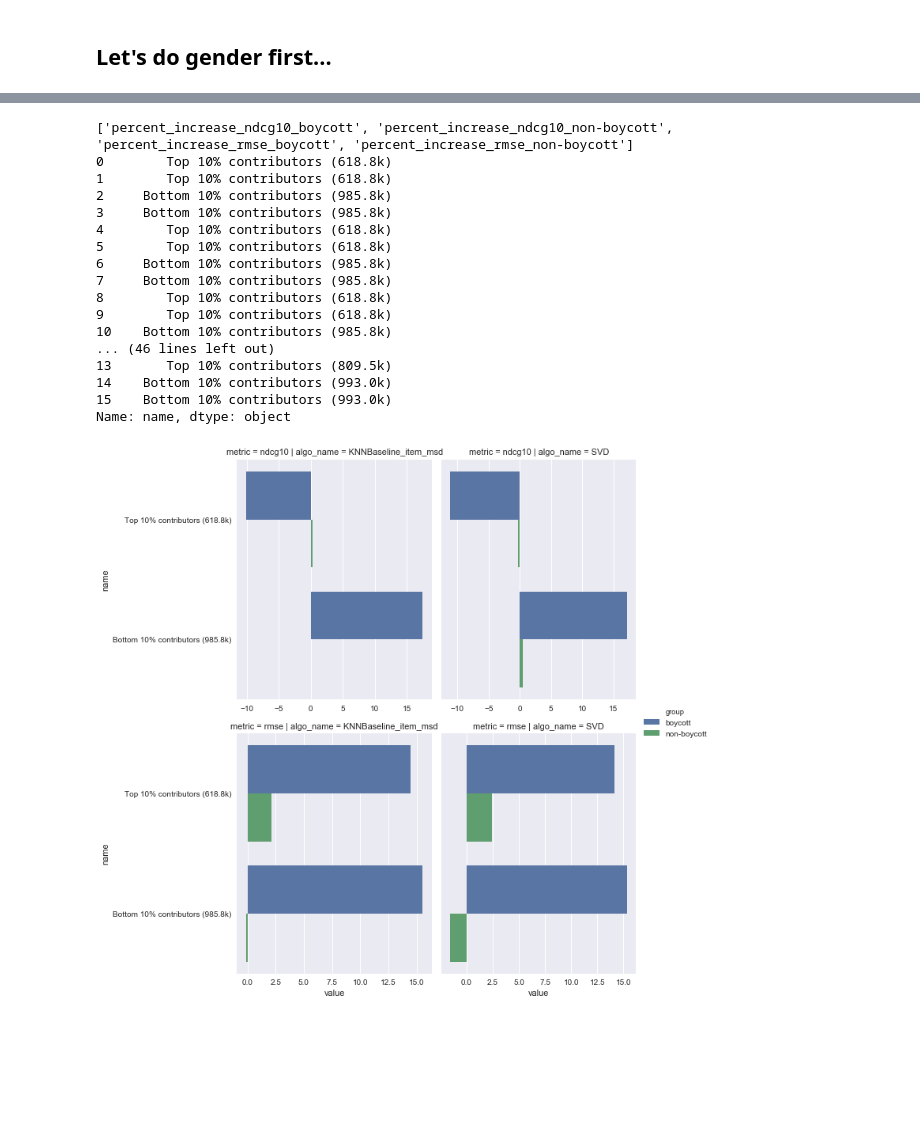
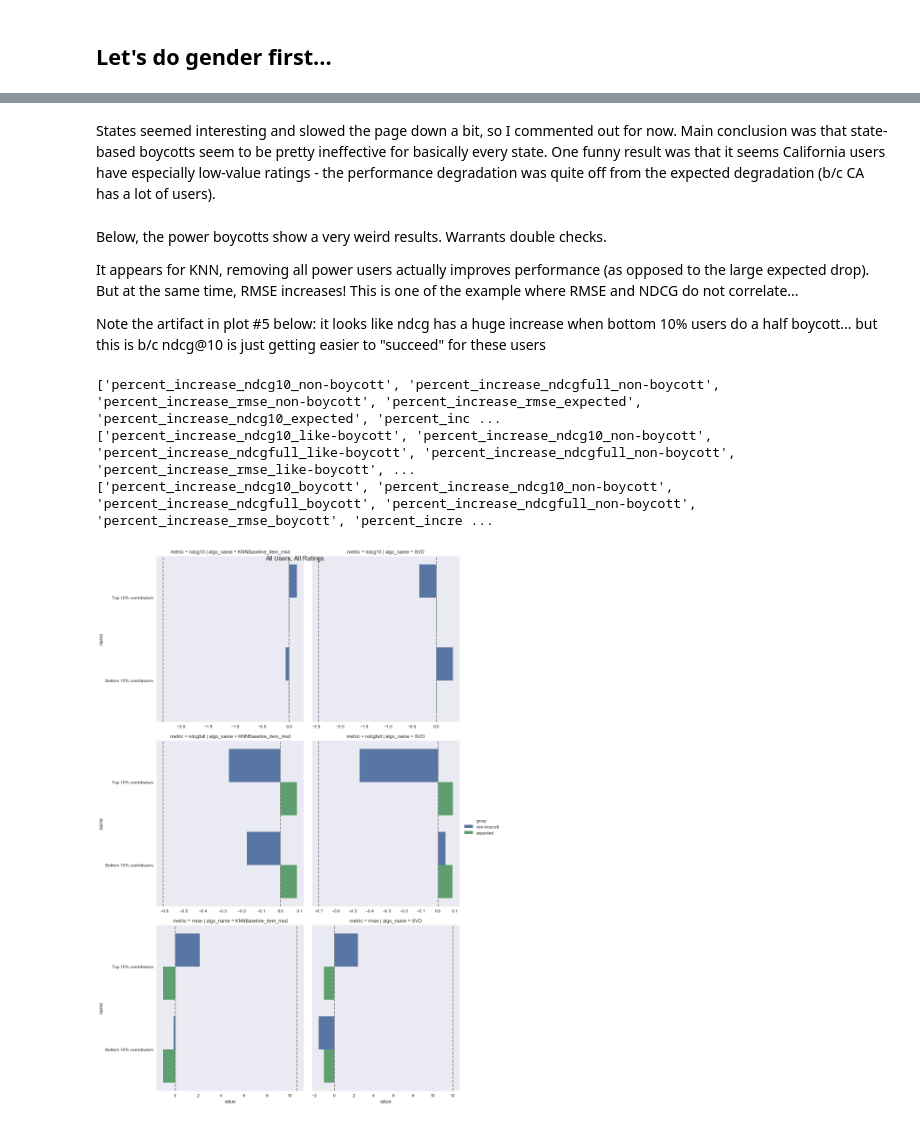
Before and after one commit to nickmvincent/surprise_sandbox, a Jupyter notebook: visualize.ipynb, the cells around one changed output, grey strips where cells are left out. Cells and saved outputs as stored; diff of their text form; code cells hidden in the pictures; blank space fills up the shorter version.

Commit message:
large update

```diff
--- a/visualize.ipynb
+++ b/visualize.ipynb
@@ -148,9 +260,9 @@ def plot1(df, metrics, groups, percents=False):
 # %%
-g = plot1(
+algo_to_metric_to_interp = p_b_curve(
     samples_df,
     metrics=metrics,
     percents=True,
-    groups=['non-boycott', 'all',]
+    groups=['non-boycott',]
 )
 plt.show()
 # %% [output]
@@ -172,8 +290,10 @@ plt.show()
 # %%
-g = plot1(
-    samples_df,
-    metrics=['rmse', 'ndcg', 'prec'],
-    percents=False,
-    groups=['non-boycott', 'all',]
-)
-plt.show()
+# Use this cell to show raw values instead of percents.
+
+# g = plot1(
+#     samples_df,
+#     metrics=['rmse', 'ndcg', 'prec'],
+#     percents=False,
+#     groups=['non-boycott', 'all',]
+# )
+# plt.show()
@@ -202,7 +316,7 @@ def plot2(df, metrics, groups, percents=False, kind='bar', size=10):
     )
     longform = fill_in_longform(longform)
     longform = longform.assign(
-        name=['{} ({}k)'.format(
+        name_plus_ratings=['{} ({}k)'.format(
             name, int(round(num_ratings/1000,0))
         ) for name, num_ratings in zip(longform.name, longform.num_ratings)
     ])
@@ -218,12 +332,13 @@ def plot2(df, metrics, groups, percents=False, kind='bar', size=10):
     # flag: hardcoded right now. Not good.
     # use .facet_data() ?
     algo_order = ['KNNBaseline_item_msd', 'SVD']
-    metric_order = ['ndcg10', 'rmse']
+    metric_order = ['ndcg10', 'ndcgfull', 'rmse']
     for y in range(a.shape[0]):
         for x in range(a.shape[1]):
-            val = algo_to_metric_to_average_boycott[algo_order[x]][metric_order[y]]
-            g.axes[y,x].axvline(0, color='black', linestyle='-')
-            g.axes[y,x].axvline(val, color='black', linestyle='-', linewidth=0.5)
+            val = algo_to_metric_vs_movie_mean[algo_order[x]][metric_order[y]]
+            g.axes[y,x].axvline(0, color='0.5', linestyle='--')
+            g.axes[y,x].axvline(val, color='0.5', linestyle='--')
+    return g
 # %%
 state_boycotts = org_df[org_df['type'] == 'state']
 gender_boycotts = org_df[org_df['type'] == 'gender']
@@ -252,23 +367,23 @@ def plot_all_three_scenarios(df, size=6):
         all_users_all_ratings(df),
         metrics=metrics,
         percents=True,
-        groups=['non-boycott', 'boycott', 'expected'],
+        groups=['non-boycott', 'expected'],
         size=size
-    )
+    ).fig.suptitle('All Users, All Ratings')
     plot2(
         half_users(df),
         metrics=metrics,
         percents=True,
-        groups=['non-boycott', 'like-boycott', 'boycott', 'expected'],
+        groups=['non-boycott', 'like-boycott', 'expected'],
         size=size
-    )
+    ).fig.suptitle('Half Users')
     plot2(
         half_ratings(df),
         metrics=metrics,
         percents=True,
         groups=['non-boycott', 'boycott', 'expected'],
         size=size,
-    )
+    ).fig.suptitle('Half Ratings')
     plt.show()
 # %% [markdown]
 ## Let's do gender first...
@@ -292,0 +399,4 @@ plot_all_three_scenarios(state_boycotts, size=10)
+# %% [markdown]
+States seemed interesting and slowed the page down a bit, so I commented out for now.
+Main conclusion was that state-based boycotts seem to be pretty ineffective for basically every state.
+One funny result was that it seems California users have especially low-value ratings - the performance degradation was quite off from the expected degradation (b/c CA has a lot of users).
@@ -293,21 +405,14 @@ plot_all_three_scenarios(state_boycotts, size=10)
+# %% [markdown]
+Below, the power boycotts show a very weird results. Warrants double checks.
+
+It appears for KNN, removing all power users actually improves performance (as opposed to the large expected drop).
+But at the same time, RMSE increases! This is one of the example where RMSE and NDCG do not correlate...
+
+Note the artifact in plot #5 below: it looks like ndcg has a huge increase when bottom 10% users do a half boycott... but this is b/c ndcg@10 is just getting easier to "succeed" for these users
 # %%
-plot_all_three_scenarios(power_boycotts, size=5)
+plot_all_three_scenarios(power_boycotts)
 # %% [output]
-['percent_increase_ndcg10_boycott', 'percent_increase_ndcg10_non-boycott', 'percent_increase_rmse_boycott', 'percent_increase_rmse_non-boycott']
-0        Top 10% contributors (618.8k)
-1        Top 10% contributors (618.8k)
-2     Bottom 10% contributors (985.8k)
-3     Bottom 10% contributors (985.8k)
-4        Top 10% contributors (618.8k)
-5        Top 10% contributors (618.8k)
-6     Bottom 10% contributors (985.8k)
-7     Bottom 10% contributors (985.8k)
-8        Top 10% contributors (618.8k)
-9        Top 10% contributors (618.8k)
-10    Bottom 10% contributors (985.8k)
-... (46 lines left out)
-13       Top 10% contributors (809.5k)
-14    Bottom 10% contributors (993.0k)
-15    Bottom 10% contributors (993.0k)
-Name: name, dtype: object
+['percent_increase_ndcg10_non-boycott', 'percent_increase_ndcgfull_non-boycott', 'percent_increase_rmse_non-boycott', 'percent_increase_rmse_expected', 'percent_increase_ndcg10_expected', 'percent_inc ...
+['percent_increase_ndcg10_like-boycott', 'percent_increase_ndcg10_non-boycott', 'percent_increase_ndcgfull_like-boycott', 'percent_increase_ndcgfull_non-boycott', 'percent_increase_rmse_like-boycott', ...
+['percent_increase_ndcg10_boycott', 'percent_increase_ndcg10_non-boycott', 'percent_increase_ndcgfull_boycott', 'percent_increase_ndcgfull_non-boycott', 'percent_increase_rmse_boycott', 'percent_incre ...
-[figure, old version]
+[figure, new version]
```
Also changed, not shown: parts of 28 cells of this notebook, 7 other files.
